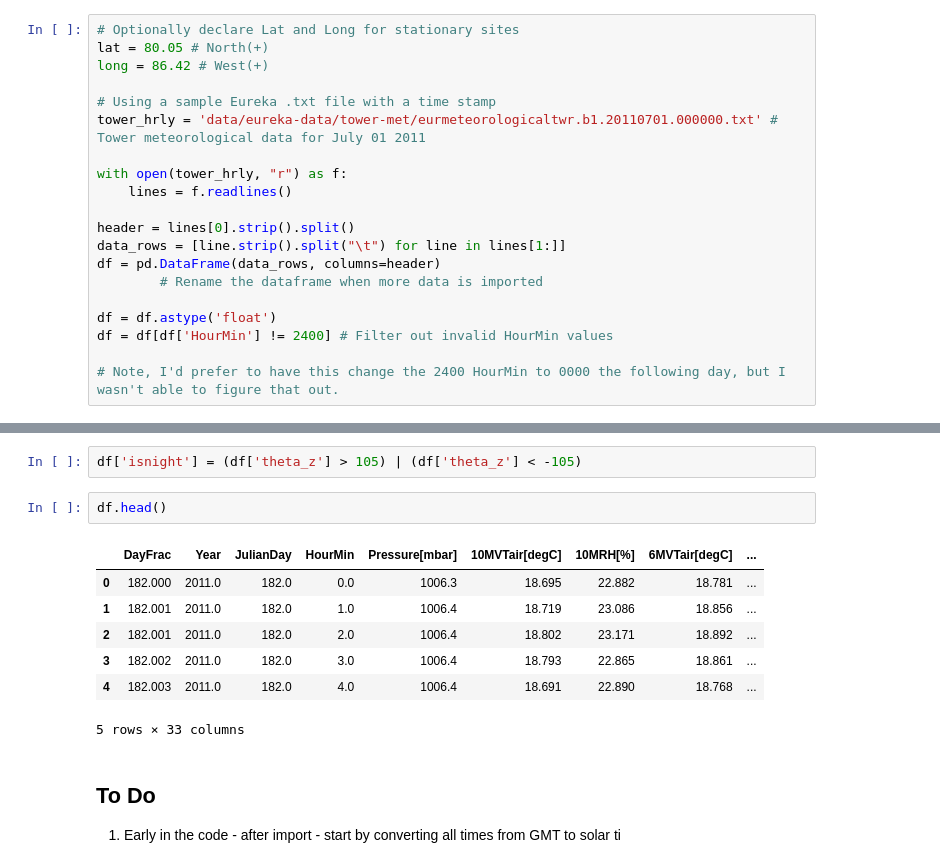
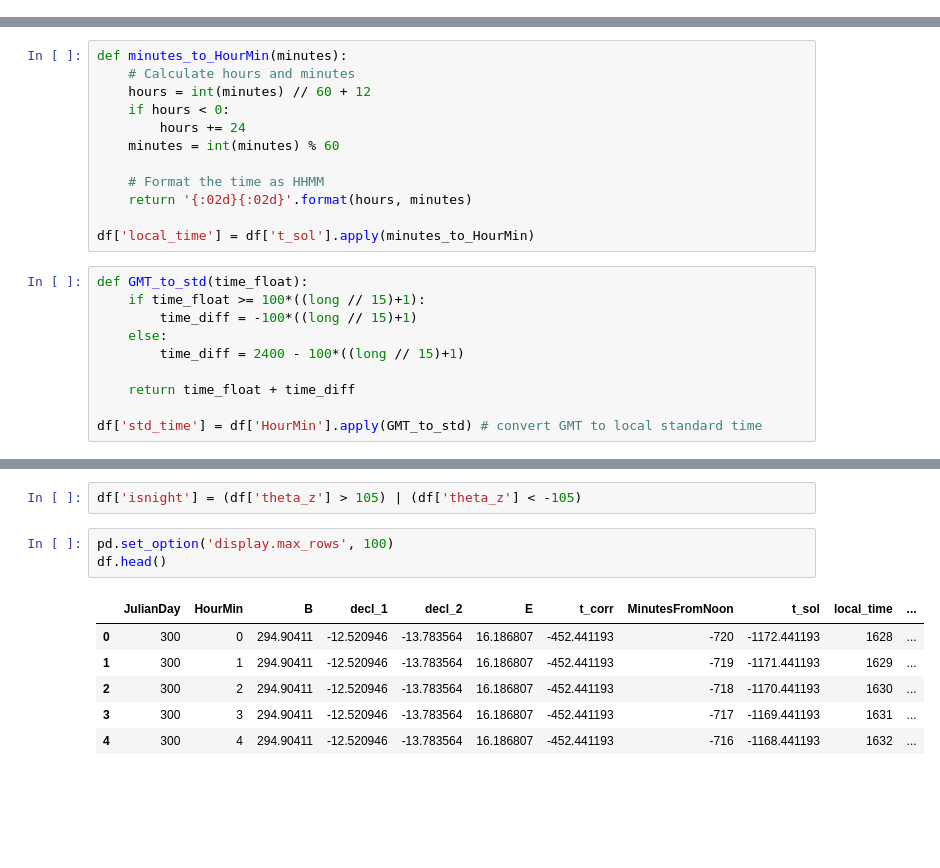
Before and after one commit to JMKniss/arctic-cloud, a Jupyter notebook: notebooks/isnight-test.ipynb, the cells around one changed output, grey strips where cells are left out. Drawn from its saved outputs; the diff is of its cells as text; blank space fills up the shorter version.

Commit message:
Update code for determining solar angle and creating isnight boolean column

```diff
--- a/notebooks/isnight-test.ipynb
+++ b/notebooks/isnight-test.ipynb
@@ -19,20 +22,0 @@ long = 86.42 # West(+)
-# %%
-# Optionally declare Lat and Long for stationary sites
-lat = 80.05 # North(+)
-long = 86.42 # West(+)
-
-# Using a sample Eureka .txt file with a time stamp
-tower_hrly = 'data/eureka-data/tower-met/eurmeteorologicaltwr.b1.20110701.000000.txt' # Tower meteorological data for July 01 2011
-
-with open(tower_hrly, "r") as f:
-    lines = f.readlines()
-
-header = lines[0].strip().split()
-data_rows = [line.strip().split("\t") for line in lines[1:]]
-df = pd.DataFrame(data_rows, columns=header)
-        # Rename the dataframe when more data is imported
-
-df = df.astype('float')
-df = df[df['HourMin'] != 2400] # Filter out invalid HourMin values
-
-# Note, I'd prefer to have this change the 2400 HourMin to 0000 the following day, but I wasn't able to figure that out.
@@ -88,6 +95,28 @@ def minutes_from_noon(time_float):
 df['MinutesFromNoon'] = df['HourMin'].apply(minutes_from_noon)
 # %%
 df['t_sol'] = df['MinutesFromNoon'] + df['t_corr']
+# %%
+def minutes_to_HourMin(minutes):
+    # Calculate hours and minutes
+    hours = int(minutes) // 60 + 12
+    if hours < 0:
+        hours += 24
+    minutes = int(minutes) % 60
+
+    # Format the time as HHMM
+    return '{:02d}{:02d}'.format(hours, minutes)
+
+df['local_time'] = df['t_sol'].apply(minutes_to_HourMin)
+# %%
+def GMT_to_std(time_float):
+    if time_float >= 100*((long // 15)+1):
+        time_diff = -100*((long // 15)+1)
+    else:
+        time_diff = 2400 - 100*((long // 15)+1)
+
+    return time_float + time_diff
+
+df['std_time'] = df['HourMin'].apply(GMT_to_std) # convert GMT to local standard time
 # %%
 df['w'] = df['t_sol'] * (360/1440)
 # %%
@@ -101,16 +130,12 @@ print(max(df['theta_z']))
 # %%
 df['isnight'] = (df['theta_z'] > 105) | (df['theta_z'] < -105)
 # %%
+pd.set_option('display.max_rows', 100)
 df.head()
 # %% [output]
-|  | DayFrac | Year | JulianDay | HourMin | Pressure[mbar] | 10MVTair[degC] | 10MRH[%] | 6MVTair[degC] | ... |
-| 0 | 182.000 | 2011.0 | 182.0 | 0.0 | 1006.3 | 18.695 | 22.882 | 18.781 | ... |
-| 1 | 182.001 | 2011.0 | 182.0 | 1.0 | 1006.4 | 18.719 | 23.086 | 18.856 | ... |
-| 2 | 182.001 | 2011.0 | 182.0 | 2.0 | 1006.4 | 18.802 | 23.171 | 18.892 | ... |
-| 3 | 182.002 | 2011.0 | 182.0 | 3.0 | 1006.4 | 18.793 | 22.865 | 18.861 | ... |
-| 4 | 182.003 | 2011.0 | 182.0 | 4.0 | 1006.4 | 18.691 | 22.890 | 18.768 | ... |
+|  | JulianDay | HourMin | B | decl_1 | decl_2 | E | t_corr | MinutesFromNoon | t_sol | local_time | ... |
+| 0 | 300 | 0 | 294.90411 | -12.520946 | -13.783564 | 16.186807 | -452.441193 | -720 | -1172.441193 | 1628 | ... |
+| 1 | 300 | 1 | 294.90411 | -12.520946 | -13.783564 | 16.186807 | -452.441193 | -719 | -1171.441193 | 1629 | ... |
+| 2 | 300 | 2 | 294.90411 | -12.520946 | -13.783564 | 16.186807 | -452.441193 | -718 | -1170.441193 | 1630 | ... |
+| 3 | 300 | 3 | 294.90411 | -12.520946 | -13.783564 | 16.186807 | -452.441193 | -717 | -1169.441193 | 1631 | ... |
+| 4 | 300 | 4 | 294.90411 | -12.520946 | -13.783564 | 16.186807 | -452.441193 | -716 | -1168.441193 | 1632 | ... |
-5 rows × 33 columns
-# %% [markdown]
-## To Do
-
-1) Early in the code - after import - start by converting all times from GMT to solar ti
```
Also changed, not shown: parts of 9 cells of this notebook, 5 other files.
